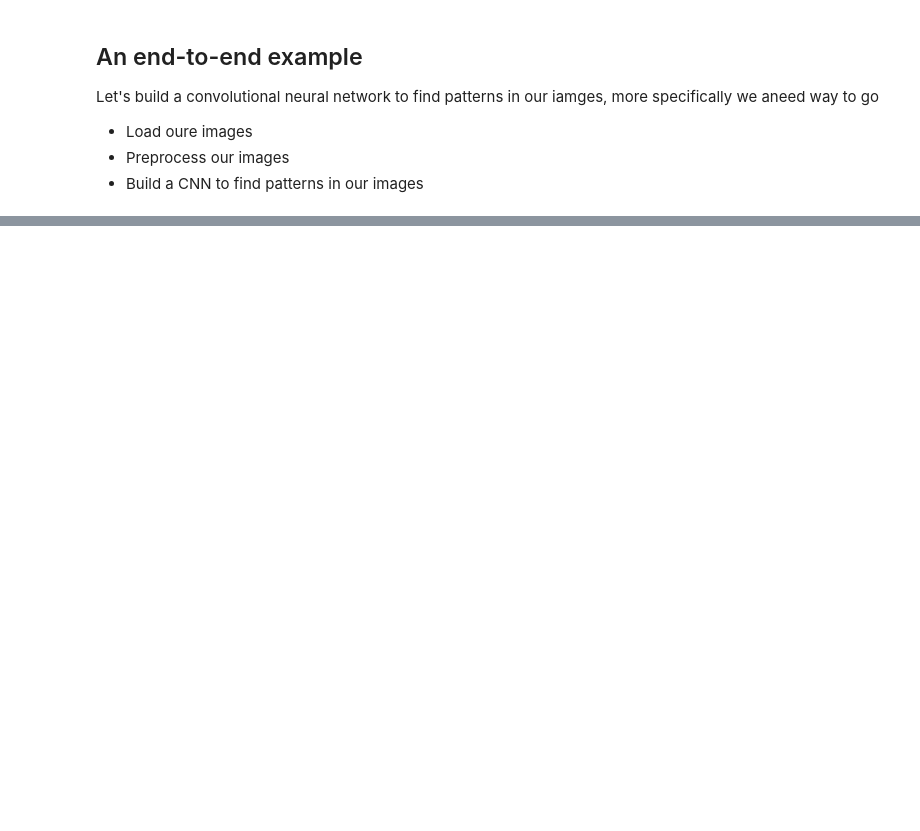
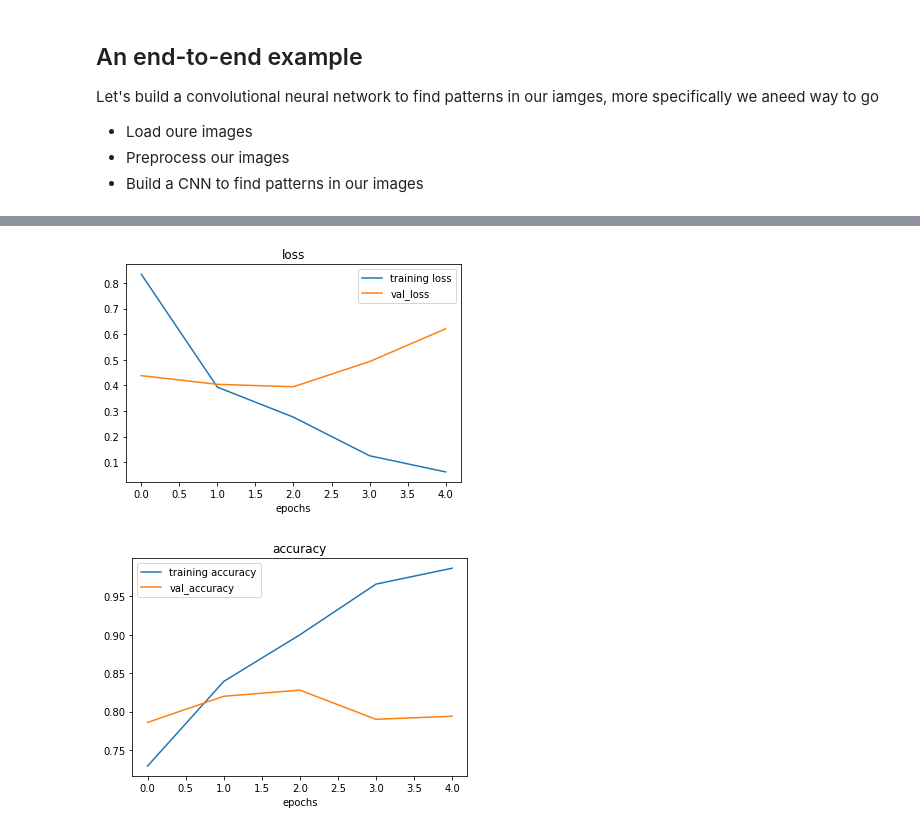
Before and after one commit to MCygert/preparing_for_tensorflow_certificate, a Jupyter notebook: 03_computer_vision.ipynb, the cells around one changed output, grey strips where cells are left out. Drawn from its saved outputs; the diff is of its cells as text; code cells hidden in the pictures; blank space fills up the shorter version.

```diff
--- a/03_computer_vision.ipynb
+++ b/03_computer_vision.ipynb
@@ -162,0 +446,27 @@ Epoch 3/5
+# %%
+def plot_loss_cuves(history):
+  loss = history.history['loss']
+  val_loss = history.history['val_loss']
+
+  accuracy = history.history['accuracy']
+  val_accuracy = history.history['val_accuracy']
+  epochs  = range(len(history.history['loss']))
+
+  plt.plot(epochs, loss, label='training loss')
+  plt.plot(epochs, val_loss, label='val_loss')
+  plt.title('loss')
+  plt.xlabel('epochs')
+  plt.legend()
+
+  plt.figure()
+  plt.plot(epochs, accuracy, label='training accuracy')
+  plt.plot(epochs, val_accuracy, label='val_accuracy')
+  plt.title('accuracy')
+  plt.xlabel('epochs')
+  plt.legend()
+# %%
+#Check out the loss and accuracy of model 5
+plot_loss_cuves(model_5_history)
+# %% [output]
+[figure, added]
+[figure, added]
```
Also changed, not shown: parts of 30 cells of this notebook.
